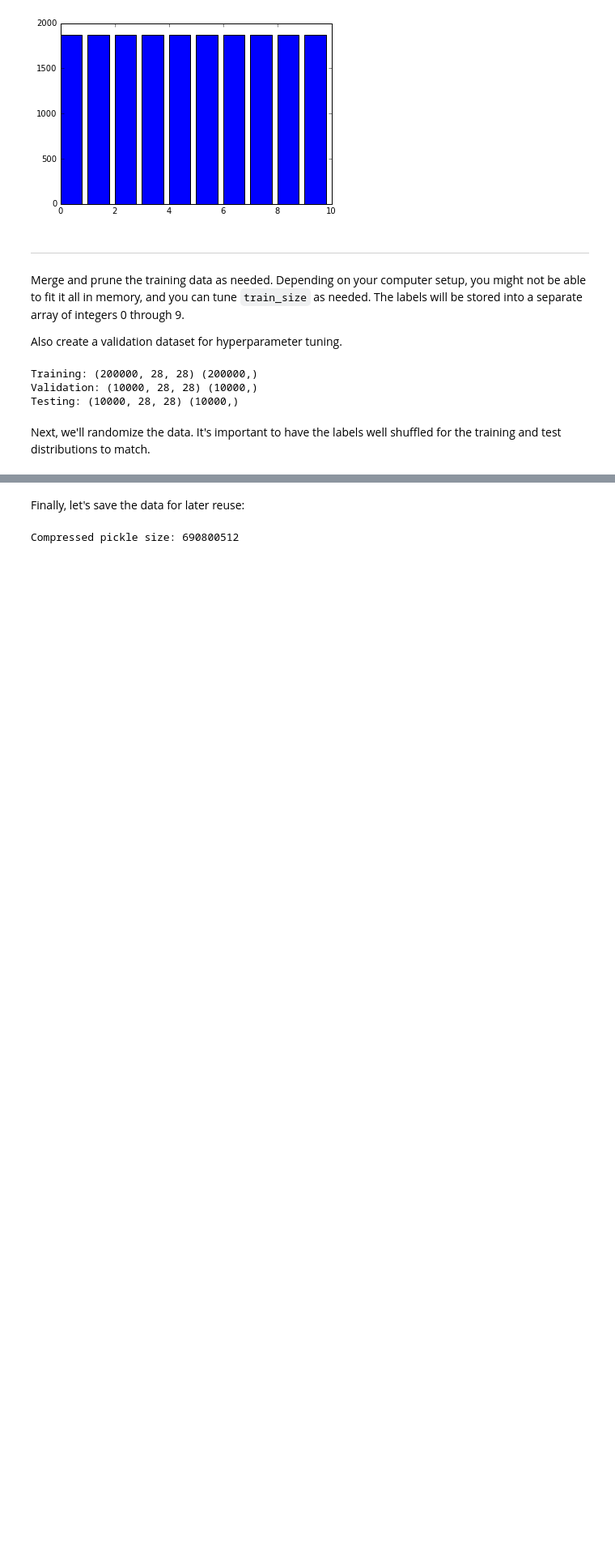
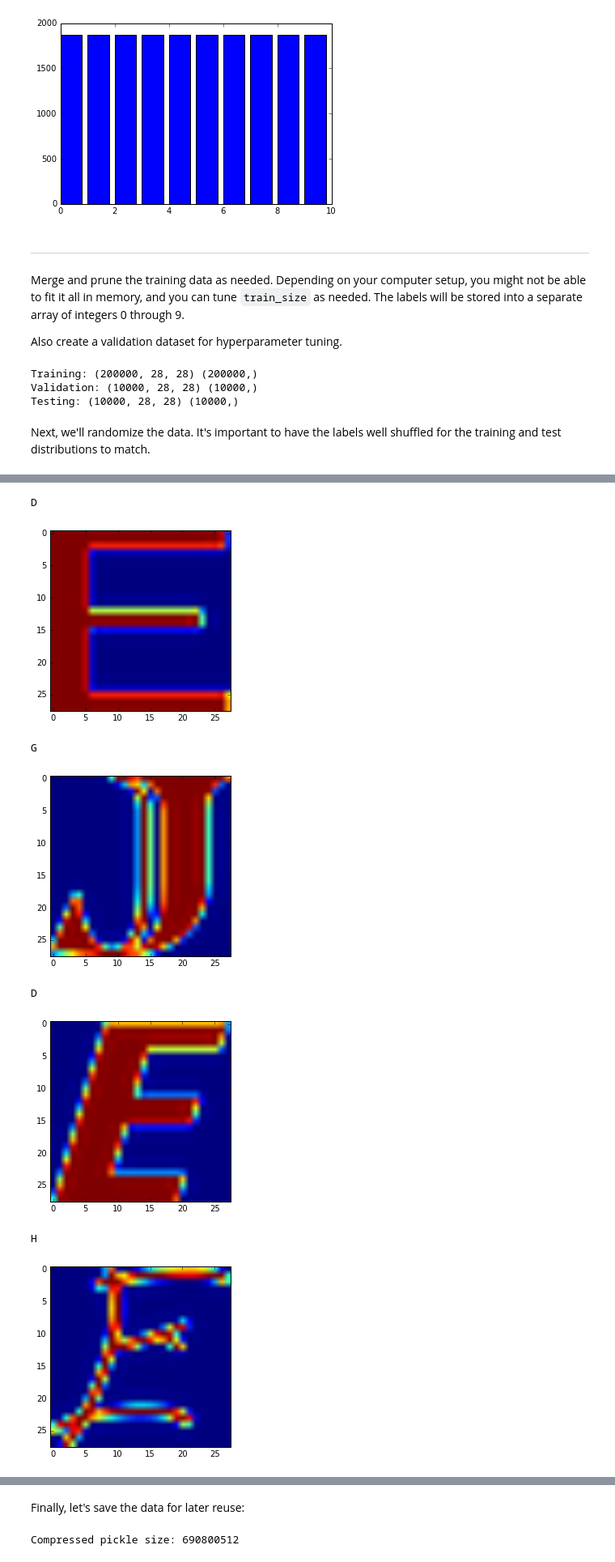
Before and after one commit to Lee-W/Deep-Learning-Udacity, a Jupyter notebook: 1_notmnist.ipynb, the cells around one changed output, grey strips where cells are left out. Shown at 81% size. Cells and saved outputs as stored; diff of their text form; code cells hidden in the pictures; blank space fills up the shorter version.

```diff
--- a/1_notmnist.ipynb
+++ b/1_notmnist.ipynb
@@ -355,0 +386,11 @@ Convince yourself that the data is still good after shuffling!
+# %%
+random_display_dataset_and_lable(valid_dataset, valid_labels)
+# %% [output]
+D
+[figure, added]
+G
+[figure, added]
+D
+[figure, added]
+H
+[figure, added]
```
Also changed, not shown: parts of 16 cells of this notebook.
